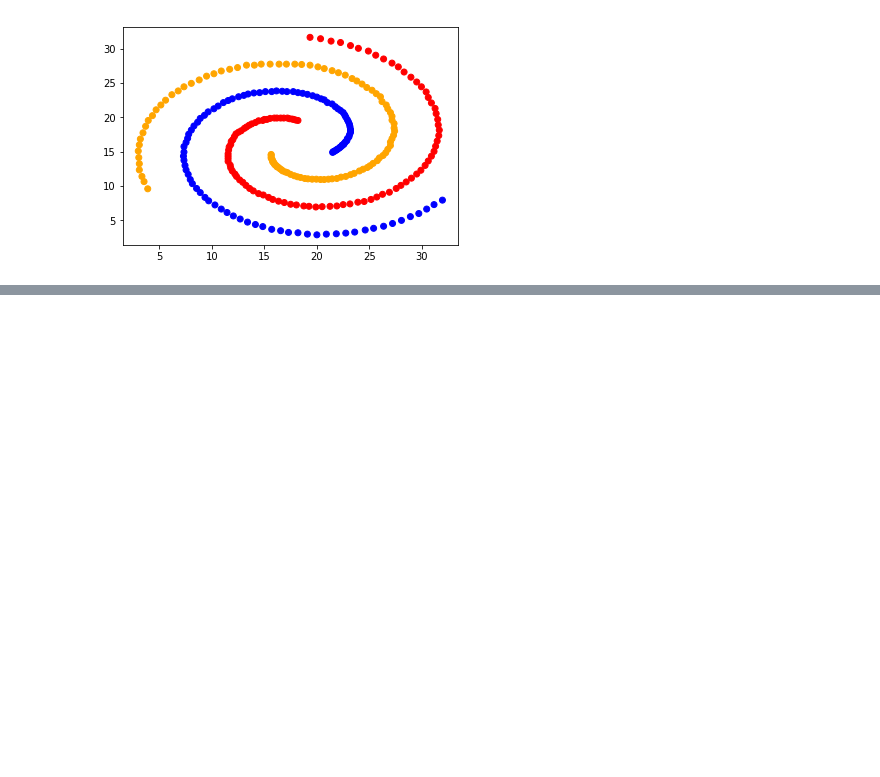
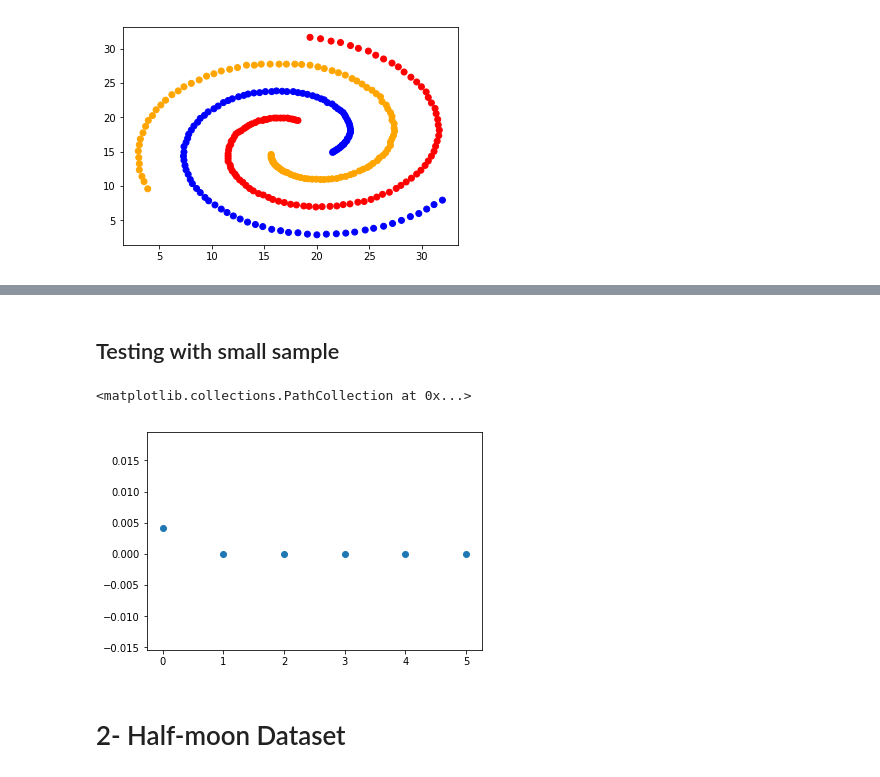
Before and after one commit to msarrias/spectral-clustering, a Jupyter notebook: playground.ipynb, the cells around one changed output, grey strips where cells are left out. Drawn from its saved outputs; the diff is of its cells as text; code cells hidden in the pictures; blank space fills up the shorter version.

Commit message:
reproducing half-moon data graph results

```diff
--- a/playground.ipynb
+++ b/playground.ipynb
@@ -69,0 +106,12 @@ adjacency_matrix[adjacency_matrix==1] = 0
+# %%
+def unnormalized_graph_Laplacian(adjacency_matrix):
+    """
+    unnormalized_graph_Laplacian is a function that
+     ======================================================
+    :param adjacency_matrix:
+    :return:
+     ======================================================
+    """
+    diag_matrix = diagonal_matrix(adjacency_matrix)
+    if diag_matrix.shape == adjacency_matrix.shape:
+        return(diag_matrix - adjacency_matrix)
@@ -79,10 +146,3 @@ Npts, coord = data_points.shape
 scatter_plot(data_points, data_labels)
 # %% [output]
 [figure]
-# %%
-x_i = data_points[0]
-x_j = data_points[1]
-coord = data_points[0].shape[0]
-d=[]
-for i in range(coord):
-    d.append((x_i[i] - x_j[i])**2)
@@ -165,3 +165,5 @@ array([[1.00000000e+000, 2.89031243e-201, 1.44761234e-321,
+# %% [markdown]
+## Testing with small sample
 # %%
 test_matrix = np.zeros((6,2))
 test_matrix[0] = (8.5747873,4.641927)
@@ -170,3 +172,17 @@ test_matrix[2] = (-5.7608632, -8.159190)
 test_matrix[3] = (-2.5327607, 8.268913)
 test_matrix[4] = (-0.9201197, -9.225433)
 test_matrix[5] = (7.1960156,5.734367)
+# %%
+W_t = adjacency_matrix(test_matrix, sigma=0.5)
+L_unnormalized_t =unnormalized_graph_Laplacian(W_t)
+L_symmetric_t = normalized_graph_Laplacian(W_t, matrix = "symmetric")
+L_random_walk_t = normalized_graph_Laplacian(W_t, matrix = "rw")
+# %%
+eigenva, eigenve = np.linalg.eig(L_unnormalized_t)
+# %%
+plt.scatter([i for i in range(eigenva.shape[0])], eigenva)
+# %% [output]
+<matplotlib.collections.PathCollection at 0x...>
+[figure, added]
+# %% [markdown]
+# 2- Half-moon Dataset
```
Also changed, not shown: parts of 22 cells of this notebook.
